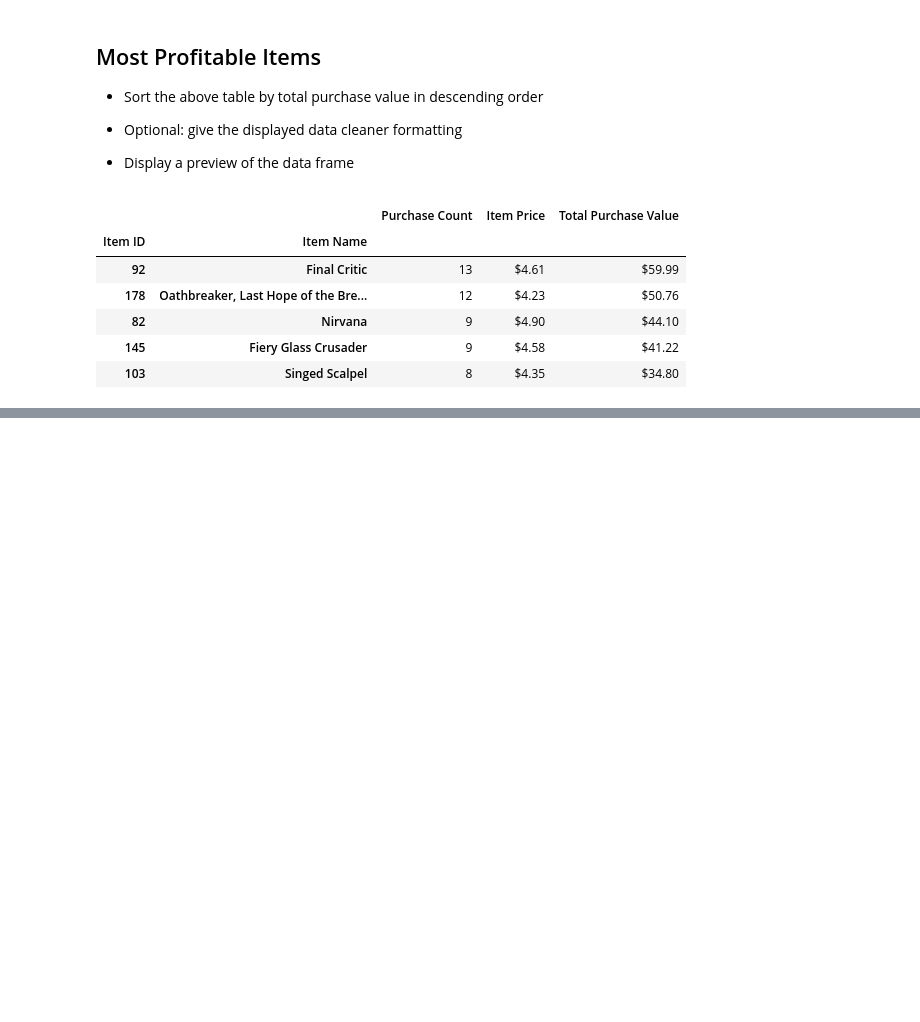
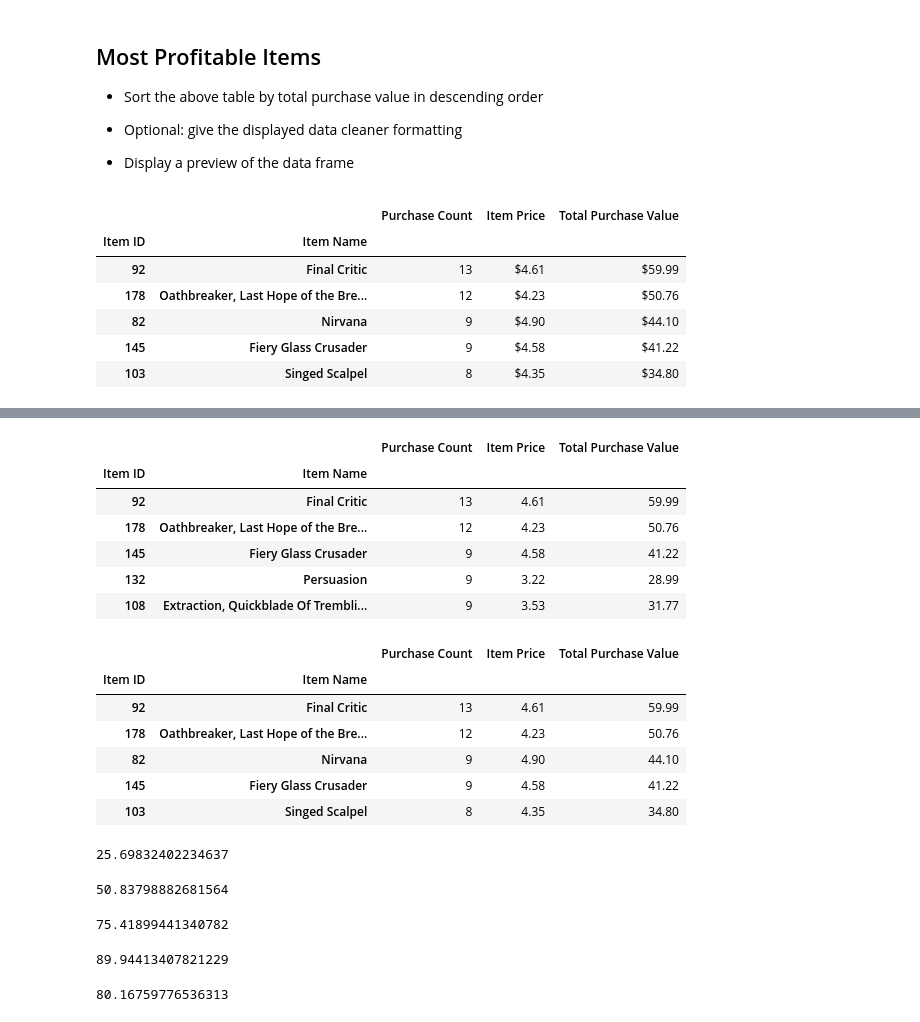
Before and after one commit to bnarath/pandas-challenge, a Jupyter notebook: HeroesOfPymoli/HeroesOfPymoli.ipynb, the cells around one changed output, grey strips where cells are left out. Saved outputs shown, nothing was run; the diff lists cells and outputs as text; code cells hidden in the pictures; blank space fills up the shorter version.

```diff
--- a/HeroesOfPymoli/HeroesOfPymoli.ipynb
+++ b/HeroesOfPymoli/HeroesOfPymoli.ipynb
@@ -300,0 +406,41 @@ Most_Profitable_Items.head()
+# %%
+Items = purchase_data[['Item ID', 'Item Name', 'Price']].groupby(['Item ID', 'Item Name']).agg({'Price':['count', 'mean', 'sum']})
+Items.columns = ['Purchase Count', 'Item Price', 'Total Purchase Value']
+#Most popular Items without formatting
+Most_Popular_Items = Items.sort_values(by='Purchase Count', axis=0, ascending=False, inplace=False)
+Most_Popular_Items = Most_Popular_Items.apply({'Purchase Count': lambda x:x, 'Item Price':lambda x:round(x,2), 'Total Purchase Value':lambda x:round(x,2)})
+Most_Popular_Items.head()
+#Most profitable Items without formatting
+Most_Profitable_Items = Items.sort_values(by='Total Purchase Value', axis=0, ascending=False, inplace=False)
+Most_Profitable_Items = Most_Profitable_Items.apply({'Purchase Count': lambda x:x, 'Item Price':lambda x:round(x,2), 'Total Purchase Value':lambda x:round(x,2)})
+Most_Profitable_Items.head()
+#25% of the items are priced below 2 dollars
+stats.percentileofscore(Most_Popular_Items['Item Price'], 2, kind='rank') #25.69
+#50% of the items are priced below 3.1 dollars
+stats.percentileofscore(Most_Popular_Items['Item Price'], 3.1, kind='rank') #50.83
+#75% of the items are priced below 4.05 dollars
+stats.percentileofscore(Most_Popular_Items['Item Price'], 4.05 , kind='rank') #75.41
+#Final Critic is placed about 90% of the items placed at the ascending order of their prices
+stats.percentileofscore(Most_Popular_Items['Item Price'], 4.61 , kind='rank') #89.94
+#Oathbreaker, Last Hope of the Breaking Storm is placed about 80% of the items placed at the ascending order of their prices
+stats.percentileofscore(Most_Popular_Items['Item Price'], 4.23 , kind='rank') #80.16
+# %% [output]
+|  |  | Purchase Count | Item Price | Total Purchase Value |
+| Item ID | Item Name |  |  |  |
+| 92 | Final Critic | 13 | 4.61 | 59.99 |
+| 178 | Oathbreaker, Last Hope of the Bre... | 12 | 4.23 | 50.76 |
+| 145 | Fiery Glass Crusader | 9 | 4.58 | 41.22 |
+| 132 | Persuasion | 9 | 3.22 | 28.99 |
+| 108 | Extraction, Quickblade Of Trembli... | 9 | 3.53 | 31.77 |
+|  |  | Purchase Count | Item Price | Total Purchase Value |
+| Item ID | Item Name |  |  |  |
+| 92 | Final Critic | 13 | 4.61 | 59.99 |
+| 178 | Oathbreaker, Last Hope of the Bre... | 12 | 4.23 | 50.76 |
+| 82 | Nirvana | 9 | 4.90 | 44.10 |
+| 145 | Fiery Glass Crusader | 9 | 4.58 | 41.22 |
+| 103 | Singed Scalpel | 8 | 4.35 | 34.80 |
+25.69832402234637
+50.83798882681564
+75.41899441340782
+89.94413407821229
+80.16759776536313
```
Also changed, not shown: parts of 9 cells of this notebook, 2 other files.
